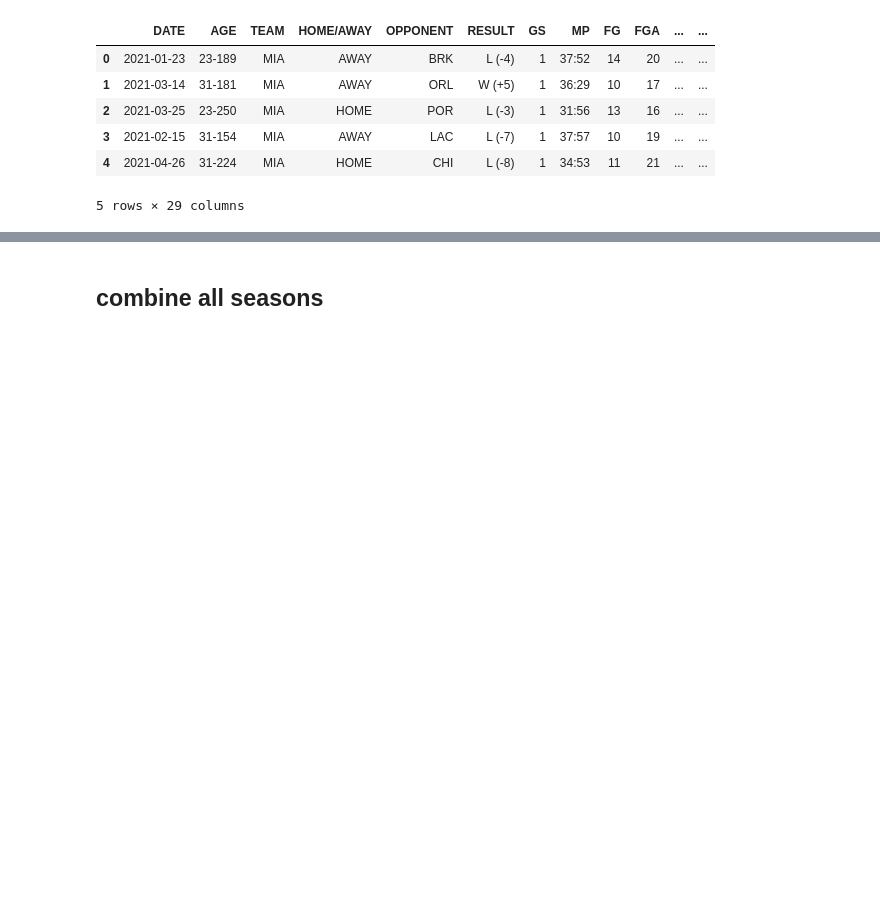
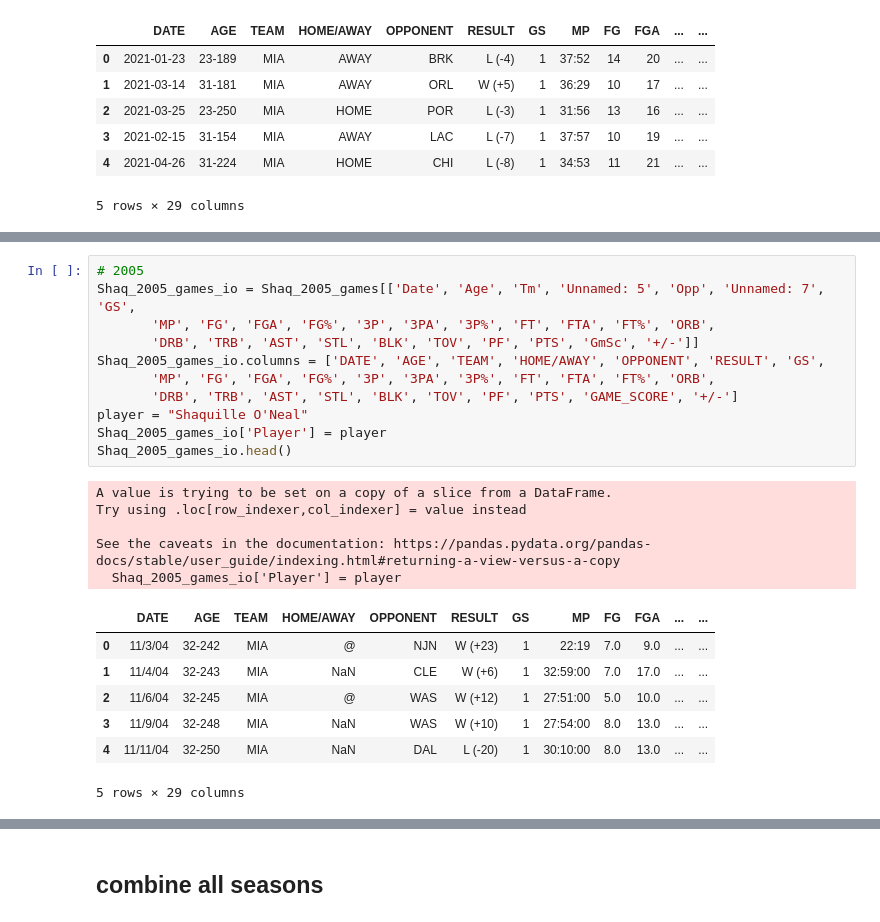
Before and after one commit to bme3412/Python, a Jupyter notebook: Projects/Basketball_reference/MIA_workbook.ipynb, the cells around one changed output, grey strips where cells are left out. Drawn from its saved outputs; the diff is of its cells as text; blank space fills up the shorter version.

```diff
--- a/Projects/Basketball_reference/MIA_workbook.ipynb
+++ b/Projects/Basketball_reference/MIA_workbook.ipynb
@@ -1092,0 +1105,24 @@ Results for Gabe Vincent:
+# %%
+# 2005
+Shaq_2005_games_io = Shaq_2005_games[['Date', 'Age', 'Tm', 'Unnamed: 5', 'Opp', 'Unnamed: 7', 'GS',
+       'MP', 'FG', 'FGA', 'FG%', '3P', '3PA', '3P%', 'FT', 'FTA', 'FT%', 'ORB',
+       'DRB', 'TRB', 'AST', 'STL', 'BLK', 'TOV', 'PF', 'PTS', 'GmSc', '+/-']]
+Shaq_2005_games_io.columns = ['DATE', 'AGE', 'TEAM', 'HOME/AWAY', 'OPPONENT', 'RESULT', 'GS',
+       'MP', 'FG', 'FGA', 'FG%', '3P', '3PA', '3P%', 'FT', 'FTA', 'FT%', 'ORB',
+       'DRB', 'TRB', 'AST', 'STL', 'BLK', 'TOV', 'PF', 'PTS', 'GAME_SCORE', '+/-']
+player = "Shaquille O'Neal"
+Shaq_2005_games_io['Player'] = player
+Shaq_2005_games_io.head()
+# %% [output]
+A value is trying to be set on a copy of a slice from a DataFrame.
+Try using .loc[row_indexer,col_indexer] = value instead
+
+See the caveats in the documentation: https://pandas.pydata.org/pandas-docs/stable/user_guide/indexing.html#returning-a-view-versus-a-copy
+  Shaq_2005_games_io['Player'] = player
+|  | DATE | AGE | TEAM | HOME/AWAY | OPPONENT | RESULT | GS | MP | FG | FGA | ... | ... |
+| 0 | 11/3/04 | 32-242 | MIA | @ | NJN | W (+23) | 1 | 22:19 | 7.0 | 9.0 | ... | ... |
+| 1 | 11/4/04 | 32-243 | MIA | NaN | CLE | W (+6) | 1 | 32:59:00 | 7.0 | 17.0 | ... | ... |
+| 2 | 11/6/04 | 32-245 | MIA | @ | WAS | W (+12) | 1 | 27:51:00 | 5.0 | 10.0 | ... | ... |
+| 3 | 11/9/04 | 32-248 | MIA | NaN | WAS | W (+10) | 1 | 27:54:00 | 8.0 | 13.0 | ... | ... |
+| 4 | 11/11/04 | 32-250 | MIA | NaN | DAL | L (-20) | 1 | 30:10:00 | 8.0 | 13.0 | ... | ... |
+5 rows × 29 columns
```
Also changed, not shown: parts of 6 cells of this notebook.
